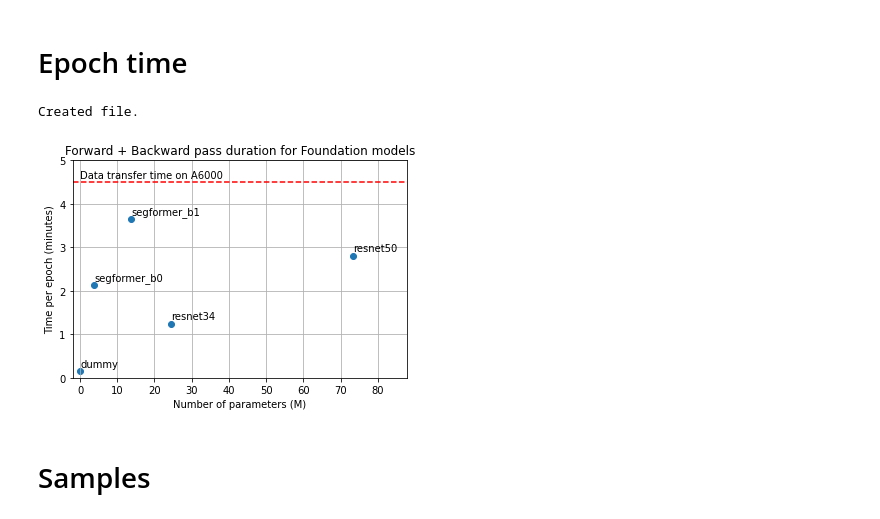
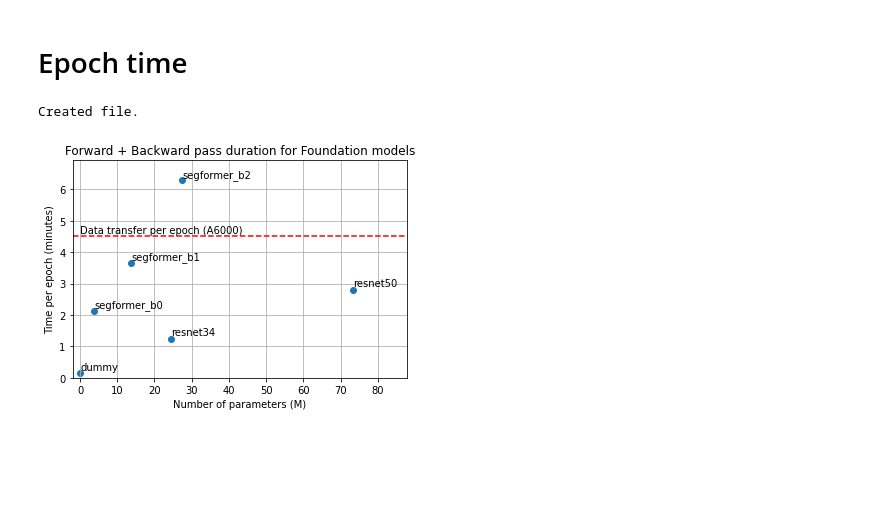
Before and after one commit to nesaboz/SpaceNet8, a Jupyter notebook: baseline/experiments/experiment.ipynb, the cells around one changed output. Cells and saved outputs as stored; diff of their text form; code cells hidden in the pictures; blank space fills up the shorter version.

```diff
--- a/baseline/experiments/experiment.ipynb
+++ b/baseline/experiments/experiment.ipynb
@@ -75,10 +66,9 @@ effunet_b4
 # %% [markdown]
 # Epoch time
 # %%
-plot_epoch_time('/tmp/share/runs/spacenet8/nenad/2023-06-07-21-47_epoch_time', label='epoch_time', tag='short')  #
+# plot_epoch_time('/tmp/share/runs/spacenet8/nenad/2023-06-07-21-47_epoch_time', label='epoch_time', tag='short')  #
 # plot_epoch_time('/tmp/share/runs/spacenet8/nenad/2023-06-05-18-49_epoch_time', label='3epochs')  # latest run: '/tmp/share/runs/spacenet8/nenad/2023-06-05-18-49_epoch_time_vs_param')  #
+plot_epoch_time()
 # %% [output]
 Created file.
-[figure, old version]
+[figure, new version]
-# %% [markdown]
-# Samples
```
Also changed, not shown: parts of 15 cells of this notebook, 13 other files.
